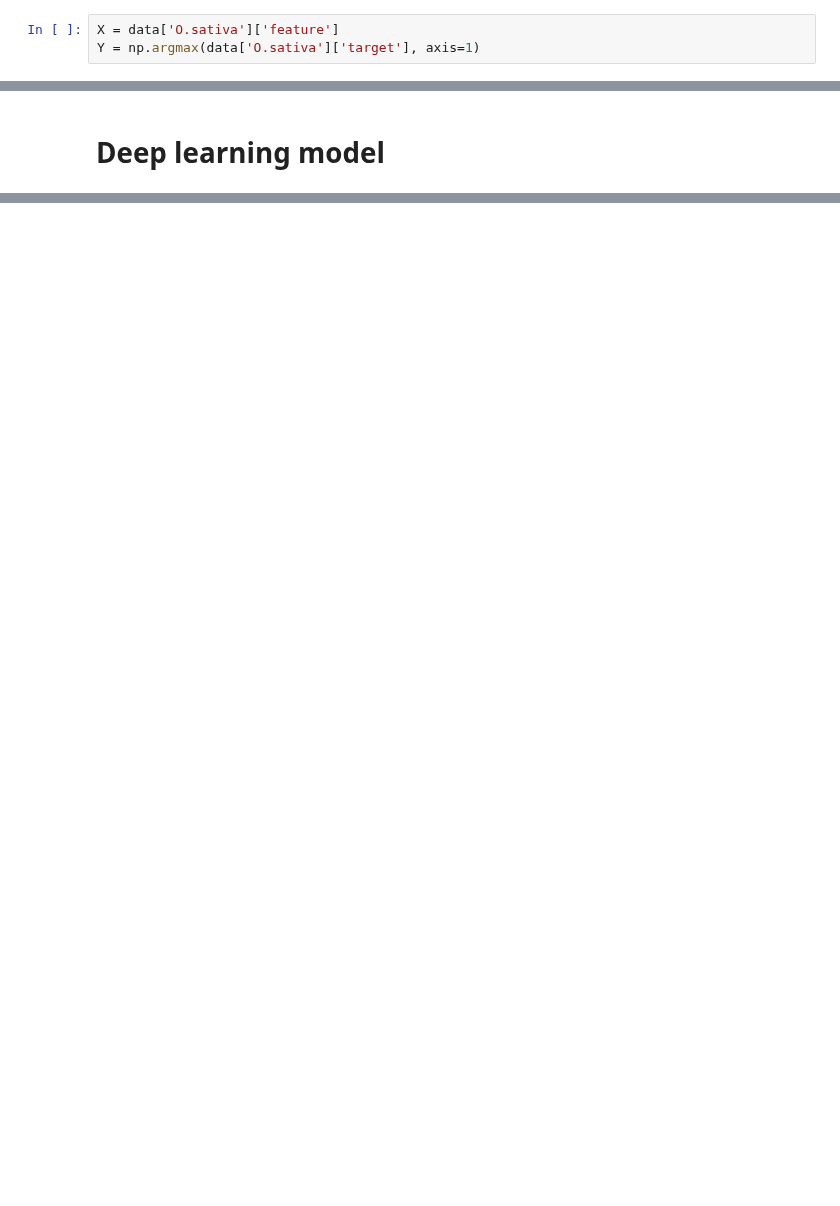
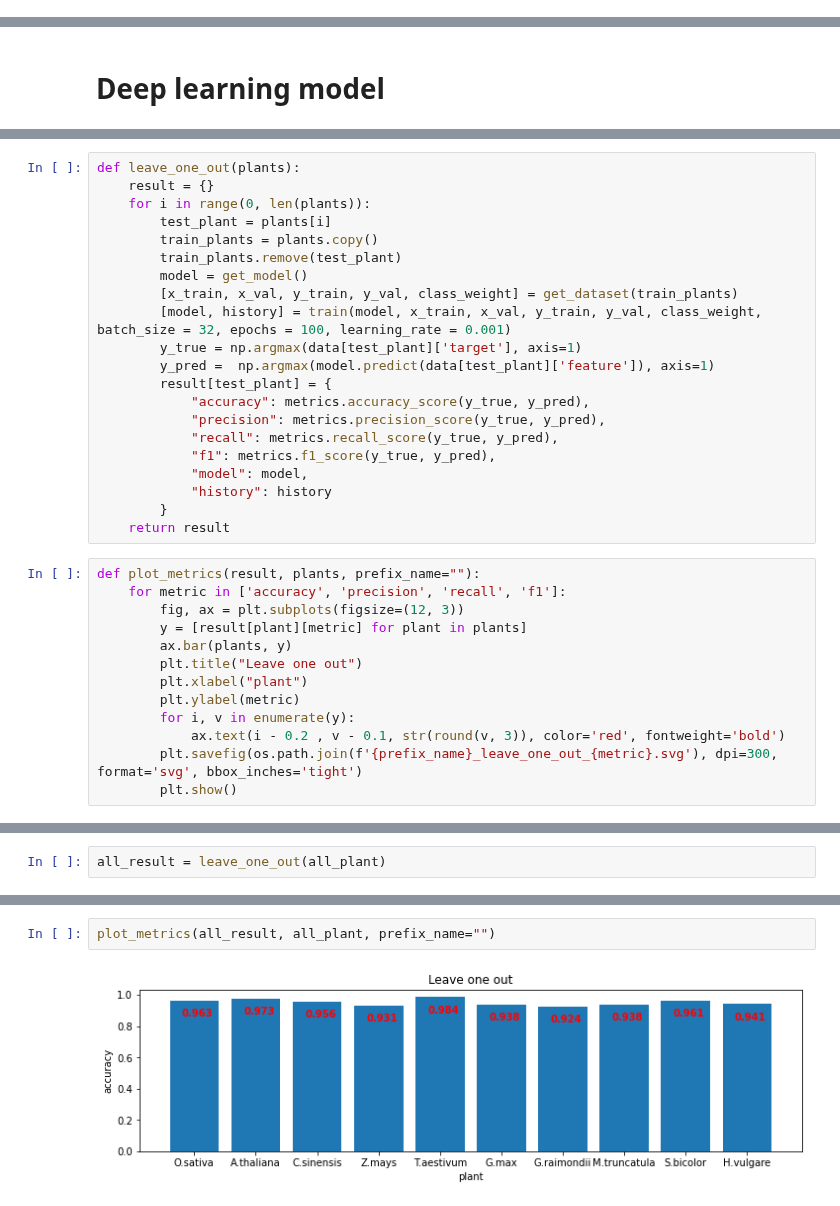
Before and after one commit to Ilia-Abolhasani/amir-p3, a Jupyter notebook: ipynb files/Classification.ipynb, the cells around one changed output, grey strips where cells are left out. Cells and saved outputs as stored; diff of their text form; blank space fills up the shorter version.

```diff
--- a/ipynb files/Classification.ipynb
+++ b/ipynb files/Classification.ipynb
@@ -205,3 +249,0 @@ from sklearn.decomposition import PCA
-# %%
-X = data['O.sativa']['feature']
-Y = np.argmax(data['O.sativa']['target'], axis=1)
@@ -342,0 +359,34 @@ plt.show()
+# %%
+def leave_one_out(plants):
+    result = {}
+    for i in range(0, len(plants)):
+        test_plant = plants[i]
+        train_plants = plants.copy()
+        train_plants.remove(test_plant)
+        model = get_model()
+        [x_train, x_val, y_train, y_val, class_weight] = get_dataset(train_plants)
+        [model, history] = train(model, x_train, x_val, y_train, y_val, class_weight, batch_size = 32, epochs = 100, learning_rate = 0.001)
+        y_true = np.argmax(data[test_plant]['target'], axis=1)
+        y_pred =  np.argmax(model.predict(data[test_plant]['feature']), axis=1)
+        result[test_plant] = {
+            "accuracy": metrics.accuracy_score(y_true, y_pred),
+            "precision": metrics.precision_score(y_true, y_pred),
+            "recall": metrics.recall_score(y_true, y_pred),
+            "f1": metrics.f1_score(y_true, y_pred),
+            "model": model,
+            "history": history
+        }
+    return result
+# %%
+def plot_metrics(result, plants, prefix_name=""):
+    for metric in ['accuracy', 'precision', 'recall', 'f1']:
+        fig, ax = plt.subplots(figsize=(12, 3))
+        y = [result[plant][metric] for plant in plants]
+        ax.bar(plants, y)
+        plt.title("Leave one out")
+        plt.xlabel("plant")
+        plt.ylabel(metric)
+        for i, v in enumerate(y):
+            ax.text(i - 0.2 , v - 0.1, str(round(v, 3)), color='red', fontweight='bold')
+        plt.savefig(os.path.join(f'{prefix_name}_leave_one_out_{metric}.svg'), dpi=300, format='svg', bbox_inches='tight')
+        plt.show()
@@ -342,0 +395,2 @@ plt.show()
+# %%
+all_result = leave_one_out(all_plant)
@@ -342,0 +418,4 @@ plt.show()
+# %%
+plot_metrics(all_result, all_plant, prefix_name="")
+# %% [output]
+[figure, added]
```
Also changed, not shown: parts of 68 cells of this notebook, 1 other file.
